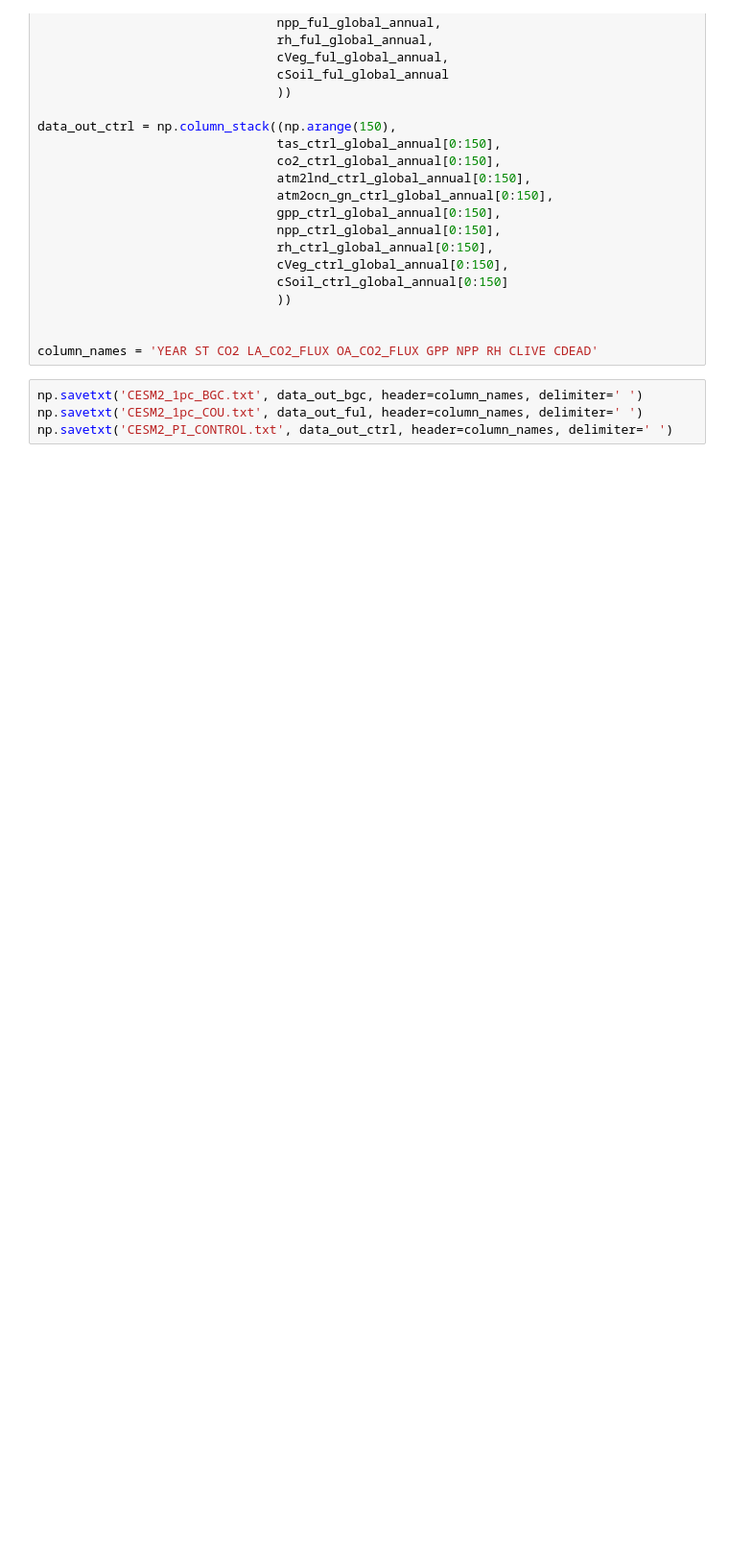
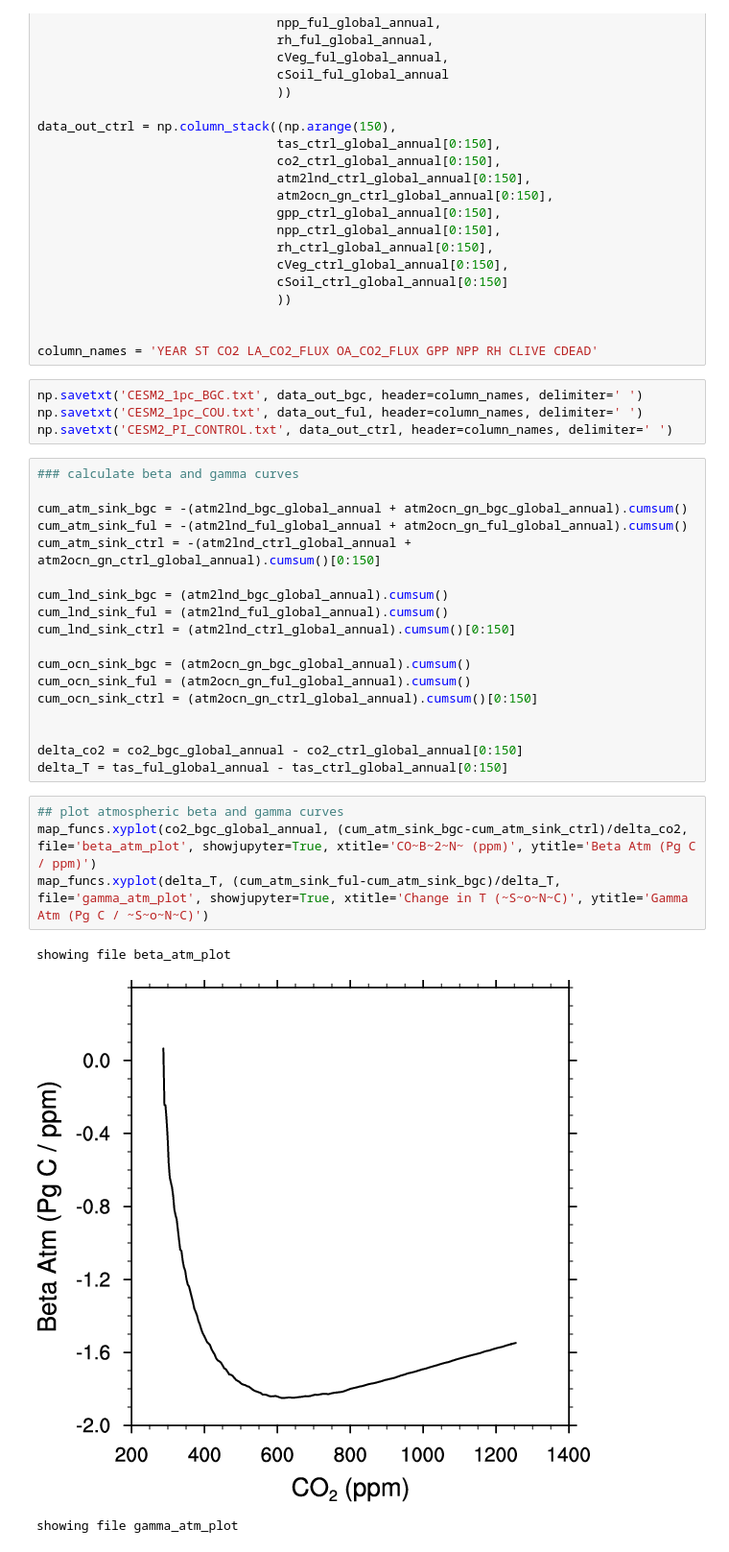
Before and after one commit to ckoven/cesm2_c4mip, a Jupyter notebook: cesm_c4mip.ipynb, the cells around one changed output. Shown at 96% size. Saved outputs shown, nothing was run; the diff lists cells and outputs as text; blank space fills up the shorter version.

```diff
--- a/cesm_c4mip.ipynb
+++ b/cesm_c4mip.ipynb
@@ -640,3 +651,29 @@ column_names = 'YEAR ST CO2 LA_CO2_FLUX OA_CO2_FLUX GPP NPP RH CLIVE CDEAD'
 np.savetxt('CESM2_1pc_BGC.txt', data_out_bgc, header=column_names, delimiter=' ')
 np.savetxt('CESM2_1pc_COU.txt', data_out_ful, header=column_names, delimiter=' ')
 np.savetxt('CESM2_PI_CONTROL.txt', data_out_ctrl, header=column_names, delimiter=' ')
+# %%
+### calculate beta and gamma curves
+
+cum_atm_sink_bgc = -(atm2lnd_bgc_global_annual + atm2ocn_gn_bgc_global_annual).cumsum()
+cum_atm_sink_ful = -(atm2lnd_ful_global_annual + atm2ocn_gn_ful_global_annual).cumsum()
+cum_atm_sink_ctrl = -(atm2lnd_ctrl_global_annual + atm2ocn_gn_ctrl_global_annual).cumsum()[0:150]
+
+cum_lnd_sink_bgc = (atm2lnd_bgc_global_annual).cumsum()
+cum_lnd_sink_ful = (atm2lnd_ful_global_annual).cumsum()
+cum_lnd_sink_ctrl = (atm2lnd_ctrl_global_annual).cumsum()[0:150]
+
+cum_ocn_sink_bgc = (atm2ocn_gn_bgc_global_annual).cumsum()
+cum_ocn_sink_ful = (atm2ocn_gn_ful_global_annual).cumsum()
+cum_ocn_sink_ctrl = (atm2ocn_gn_ctrl_global_annual).cumsum()[0:150]
+
+
+delta_co2 = co2_bgc_global_annual - co2_ctrl_global_annual[0:150]
+delta_T = tas_ful_global_annual - tas_ctrl_global_annual[0:150]
+# %%
+## plot atmospheric beta and gamma curves
+map_funcs.xyplot(co2_bgc_global_annual, (cum_atm_sink_bgc-cum_atm_sink_ctrl)/delta_co2, file='beta_atm_plot', showjupyter=True, xtitle='CO~B~2~N~ (ppm)', ytitle='Beta Atm (Pg C / ppm)')
+map_funcs.xyplot(delta_T, (cum_atm_sink_ful-cum_atm_sink_bgc)/delta_T, file='gamma_atm_plot', showjupyter=True, xtitle='Change in T (~S~o~N~C)', ytitle='Gamma Atm (Pg C / ~S~o~N~C)')
+# %% [output]
+showing file beta_atm_plot
+[figure, added]
+showing file gamma_atm_plot
```
Also changed, not shown: parts of 9 cells of this notebook.
